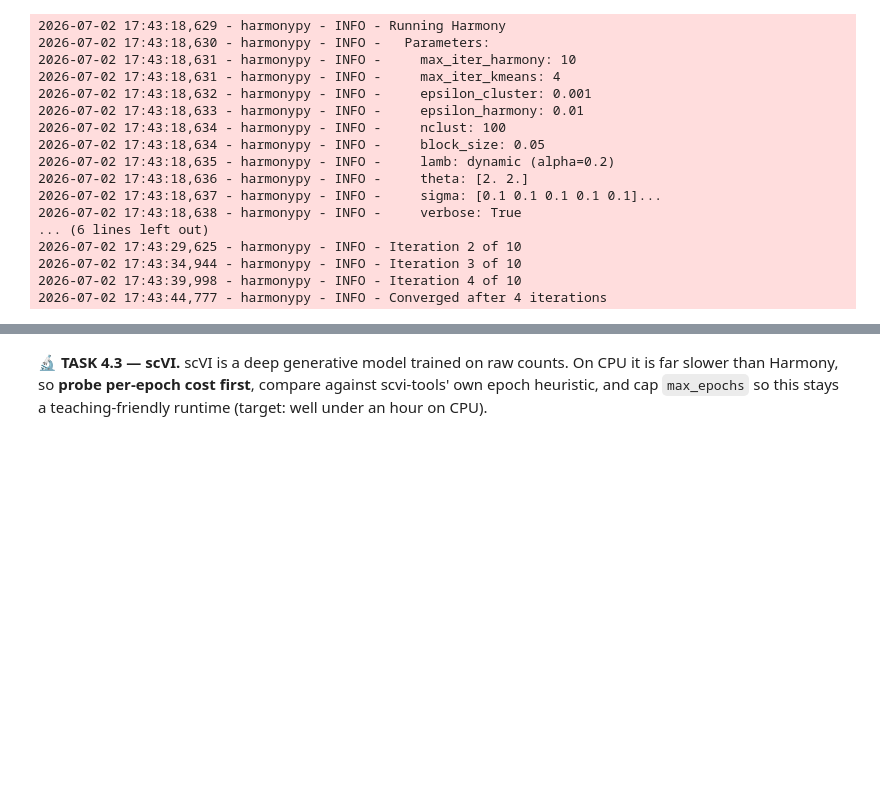
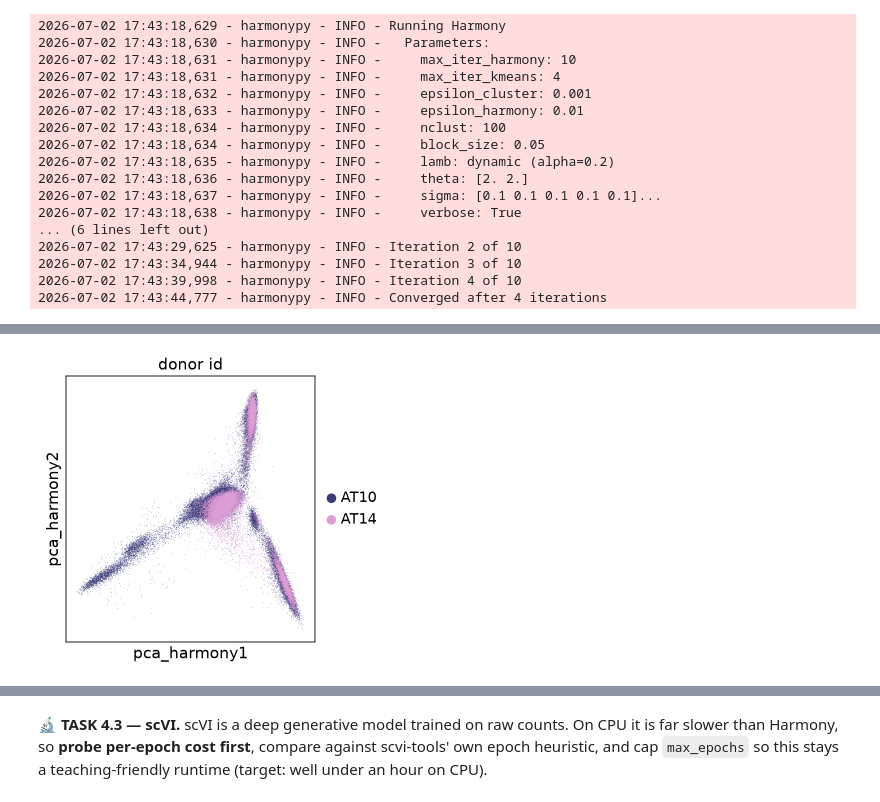
Before and after one commit to anaellle/gbm-space-c10, a Jupyter notebook: notebooks/level1/01_Anaelle.ipynb, the cells around one changed output, grey strips where cells are left out. Cells and saved outputs as stored; diff of their text form; code cells hidden in the pictures; blank space fills up the shorter version.

Commit message:
running harmony

```diff
--- a/notebooks/level1/01_Anaelle.ipynb
+++ b/notebooks/level1/01_Anaelle.ipynb
@@ -570 +621,5 @@ pwd
 adata.write_h5ad("/shared/home/tp185006/gbm-space-c10/notebooks/level1/filtered_normalized.h5ad")
+# %%
+sc.pl.scatter(adata, basis='pca_harmony', color='donor_id', palette="tab20b")
+# %% [output]
+[figure, added]
```
Also changed, not shown: parts of 11 cells of this notebook.
